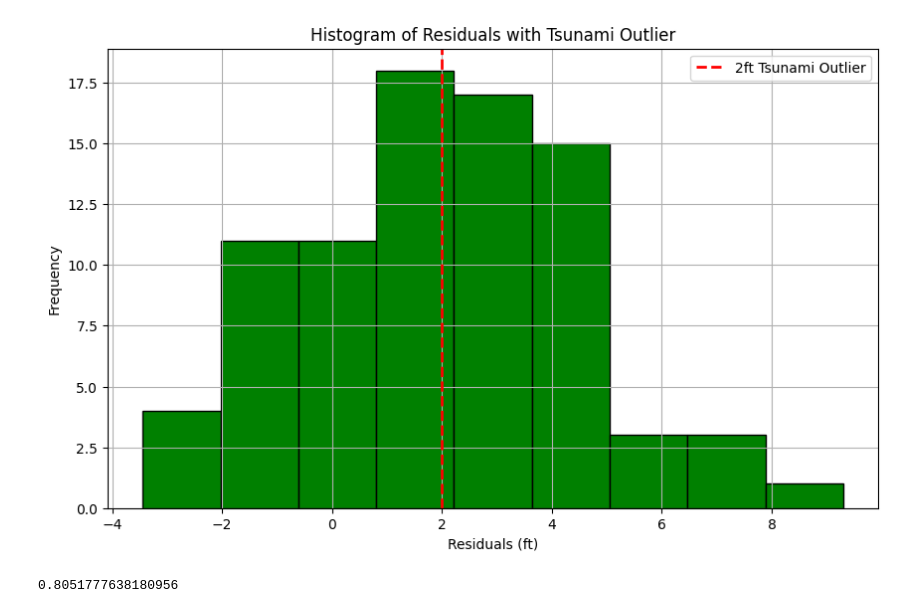
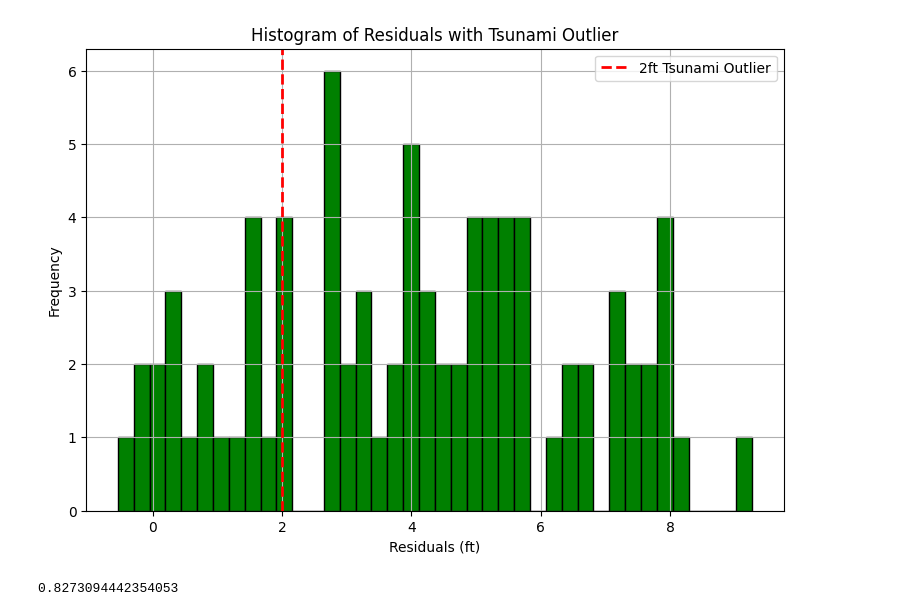
Before and after one commit to DrKiefer/Astr-19-Group-E, a Jupyter notebook: Group Project/histogram.ipynb, the cells around one changed output. Saved outputs shown, nothing was run; the diff lists cells and outputs as text; code cells hidden in the pictures.

```diff
--- a/Group Project/histogram.ipynb
+++ b/Group Project/histogram.ipynb
@@ -47,14 +45,14 @@ def oscillatory_function(x, a, b, c, d, E):
     return ((np.cos((a * x) + b)) + (E * np.cos((c * x) + d)))
 
 y_err = 0.25
-params, params_covariance = curve_fit(oscillatory_function, dayMinutes, fHeight, p0=initial_guess, sigma=y_err*np.ones(len(fHeight)))
+params, params_covariance = curve_fit(oscillatory_function, dayMinutes, fHeight, sigma=y_err*np.ones(len(fHeight)))
 
 #residuals
-residuals = fHeight - oscillatory_function(dayMinutes, *params)
+residuals =fHeight-oscillatory_function(dayMinutes, *params)
 
 # Plot
-plt.figure(figsize=(10, 6))
-plt.hist(residuals, bins='auto', edgecolor='black')
+plt.figure(figsize=(9, 6))
+plt.hist(residuals, bins=40, edgecolor='black')
 plt.xlabel('Residuals (ft)')
 plt.ylabel('Frequency')
 plt.title('Histogram of Residuals')
@@ -70,21 +68,25 @@ std_dev
 # %%
+
 # Add 2ft outlier
-residuals_tsunami = np.append(residuals, 2)
+fHeight = height.astype(float)
+
+residuals_tsunami = fHeight+2-oscillatory_function(dayMinutes, *params)
 
 # Plot
-plt.figure(figsize=(10, 6))
-plt.hist(residuals_tsunami, bins='auto', edgecolor='black', color='green')
+plt.figure(figsize=(9, 6))
+plt.hist(residuals_tsunami, bins=30, edgecolor='black', color='green')
 plt.axvline(x=2, color='red', linestyle='dashed', linewidth=2, label='2ft Tsunami Outlier')
 plt.xlabel('Residuals (ft)')
 plt.ylabel('Frequency')
+
 plt.title('Histogram of Residuals with Tsunami Outlier')
 plt.legend()
 plt.grid(True)
 plt.savefig('histogram_outlier')
 plt.show()
 
 tsunami_deviation_std = 2 / std_dev
 tsunami_deviation_std
 # %% [output]
-[figure, old version]
+[figure, new version]
-0.8051777638180956
+0.8273094442354053
```
Also changed, not shown: parts of 2 cells of this notebook.
